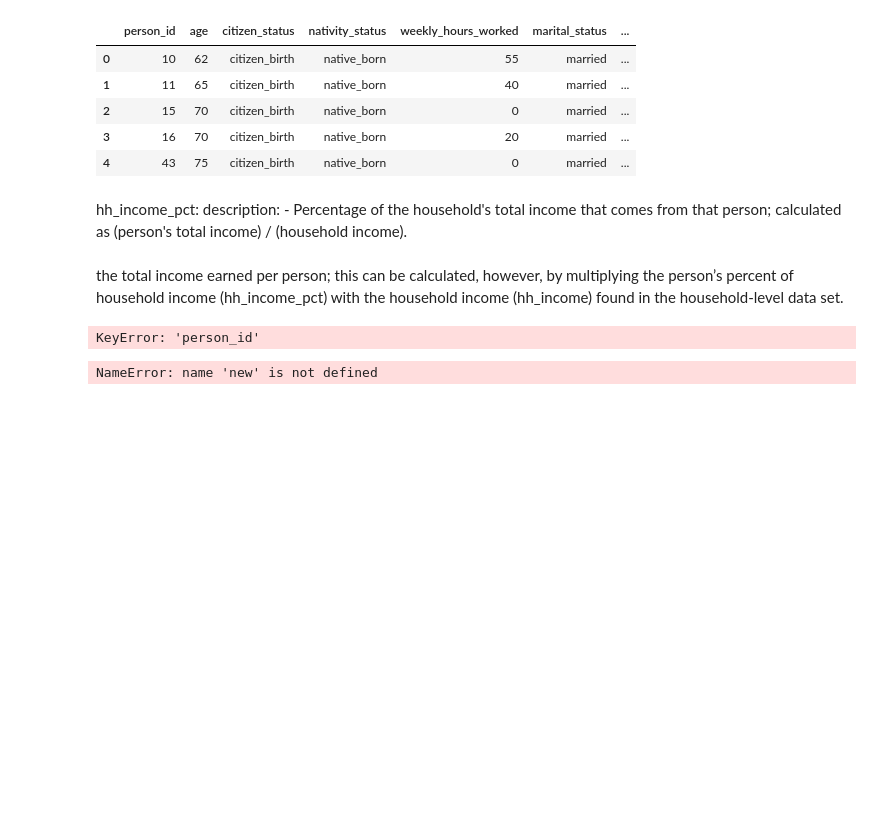
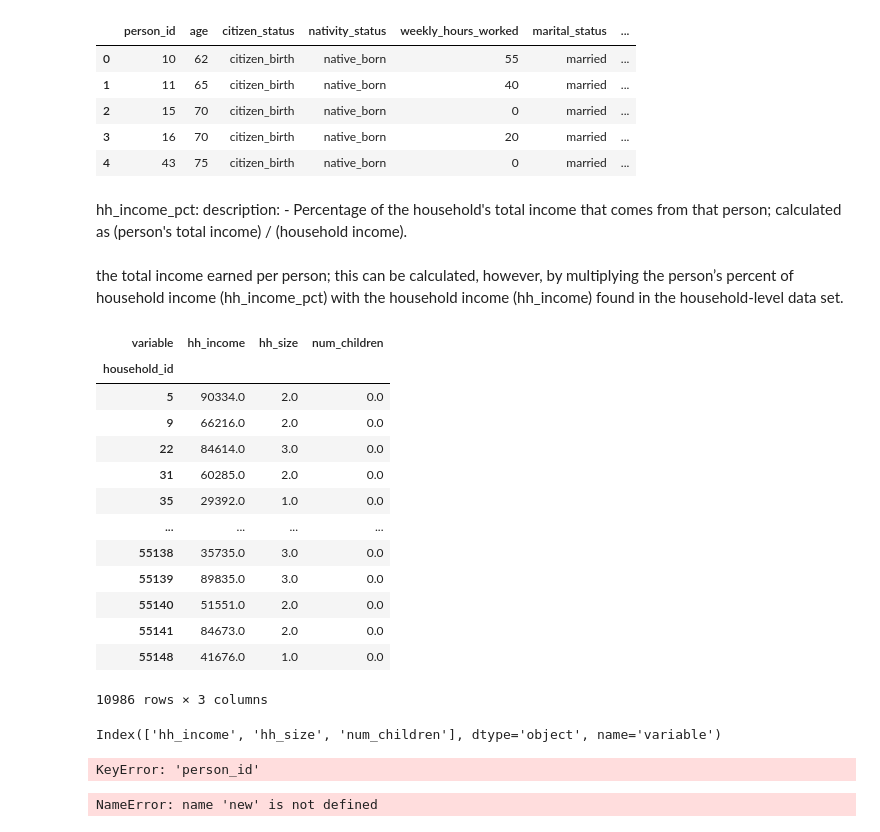
Before and after one commit to Lidetsal/Code_Practice, a Jupyter notebook: Data_Prep.ipynb, the cells around one changed output. Cells and saved outputs as stored; diff of their text form; code cells hidden in the pictures; blank space fills up the shorter version.

```diff
--- a/Data_Prep.ipynb
+++ b/Data_Prep.ipynb
@@ -170,4 +170,25 @@ income (hh_income_pct) with the household income (hh_income) found in the
 household-level data set.
 # %%
 household = household.T
+
+household
+# %% [output]
+| variable | hh_income | hh_size | num_children |
+| household_id |  |  |  |
+| 5 | 90334.0 | 2.0 | 0.0 |
+| 9 | 66216.0 | 2.0 | 0.0 |
+| 22 | 84614.0 | 3.0 | 0.0 |
+| 31 | 60285.0 | 2.0 | 0.0 |
+| 35 | 29392.0 | 1.0 | 0.0 |
+| ... | ... | ... | ... |
+| 55138 | 35735.0 | 3.0 | 0.0 |
+| 55139 | 89835.0 | 3.0 | 0.0 |
+| 55140 | 51551.0 | 2.0 | 0.0 |
+| 55141 | 84673.0 | 2.0 | 0.0 |
+| 55148 | 41676.0 | 1.0 | 0.0 |
+10986 rows × 3 columns
+# %%
+household.columns
+# %% [output]
+Index(['hh_income', 'hh_size', 'num_children'], dtype='object', name='variable')
 # %%
```
Also changed, not shown: parts of 1 cell of this notebook, 1 other file.
